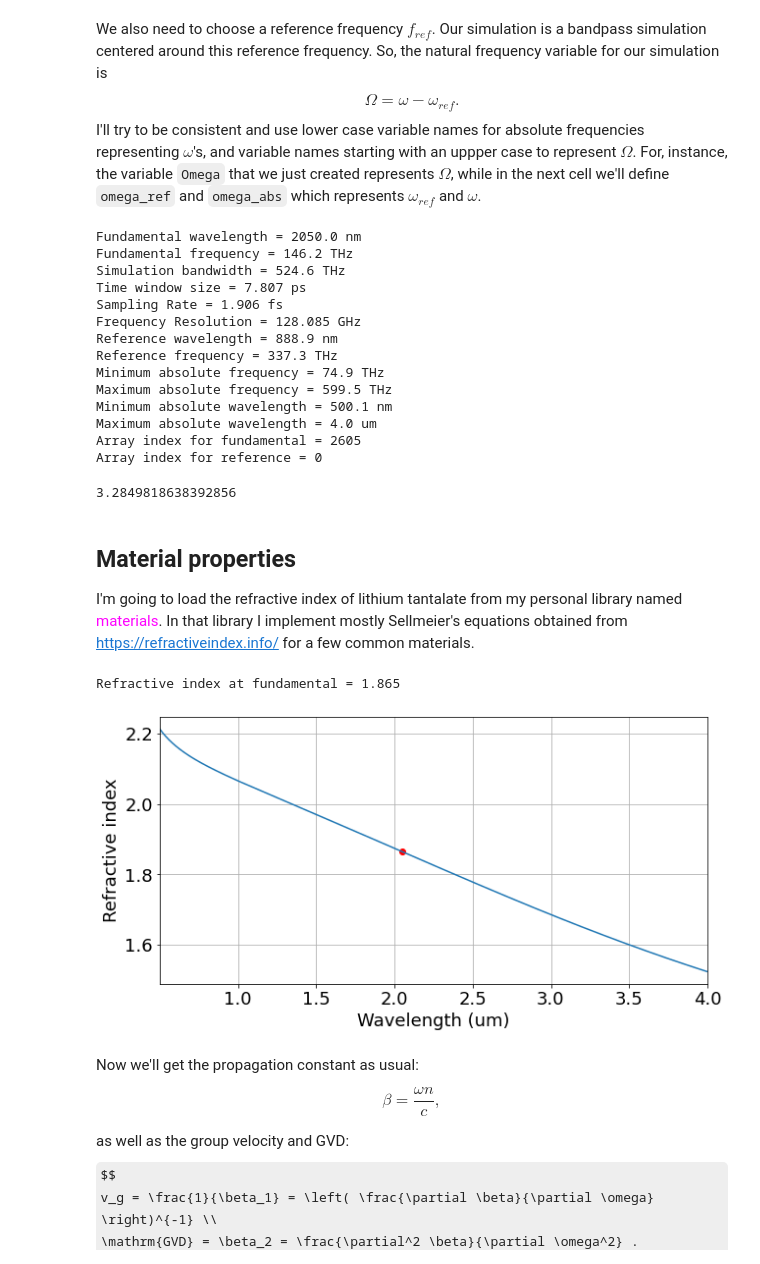
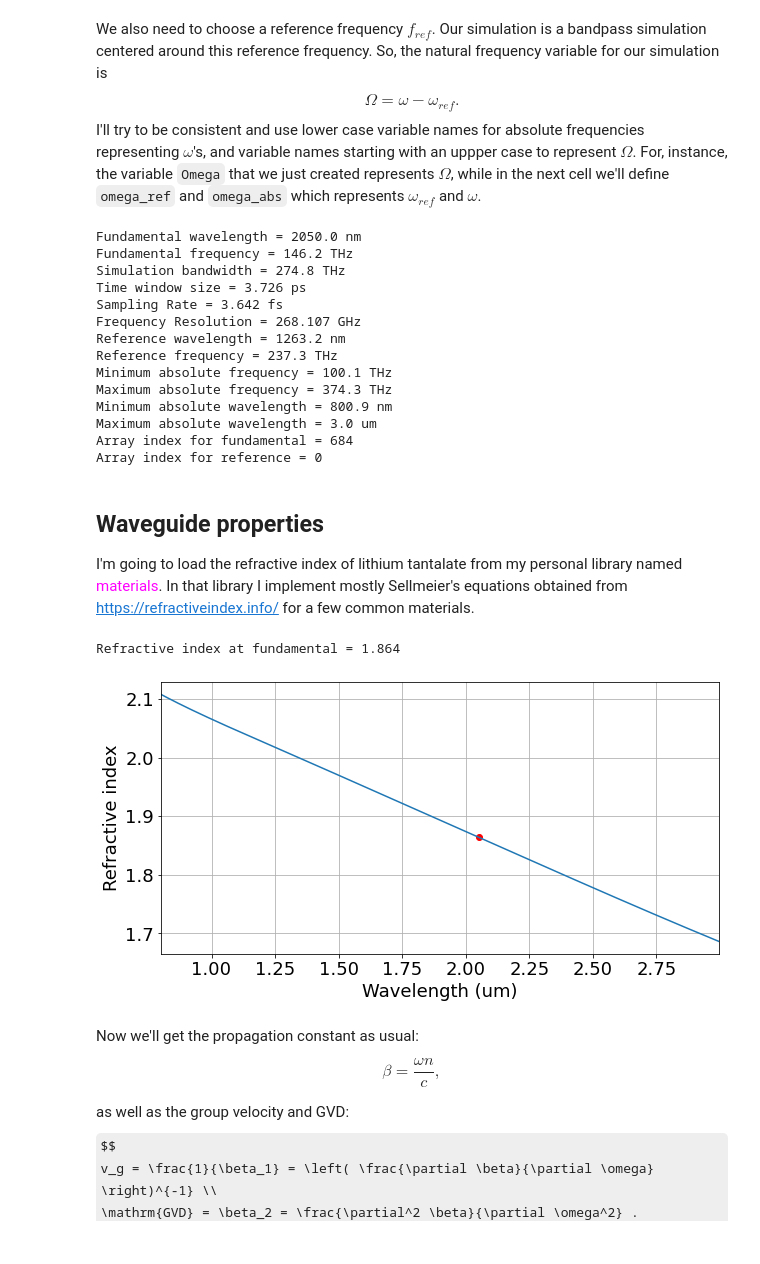
Before and after one commit to ledezmaluism/snow, a Jupyter notebook: Examples/Example_Waveguide_SHG.ipynb, the cells around one changed output. Saved outputs shown, nothing was run; the diff lists cells and outputs as text; code cells hidden in the pictures; some formulas as TeX source.

```diff
--- a/Examples/Example_Waveguide_SHG.ipynb
+++ b/Examples/Example_Waveguide_SHG.ipynb
@@ -49,18 +49,20 @@ T F_{\mathrm{BW}} = N.$$
 wl_ff = 2050*nm #Fundamental wavelength
 f0_ff = c/wl_ff
 
-#Let's set the bandwdith to LN transparency window or so
-f_max = c/(500*nm)
-f_min = c/(4*um)
+#Let's set the simulation bandwidth
+f_max = c/(800*nm)
+f_min = c/(3*um)
 BW = f_max - f_min
 
 #Now we can create the time and frequency arrays
-NFFT = 2**12
+NFFT = 2**10
 Tmax = NFFT/BW
-dt = 1/BW
-t_start = -2*ps
-t_stop = t_start + NFFT*dt
-t = np.arange(t_start, t_stop, step=dt)
+
+t_start = -Tmax/2
+t_stop = t_start + Tmax
+t = np.linspace(t_start, t_stop, NFFT)
+dt = t[1] - t[0]
+
 f = fftfreq(NFFT, dt)
 Omega = 2*pi*f
 df = f[1]-f[0]
@@ -103,24 +105,20 @@ print('Array index for reference = %i' %(f_ref_index))
 # %% [output]
 Fundamental wavelength = 2050.0 nm
 Fundamental frequency = 146.2 THz
-Simulation bandwidth = 524.6 THz
-Time window size = 7.807 ps
-Sampling Rate = 1.906 fs
-Frequency Resolution = 128.085 GHz
-Reference wavelength = 888.9 nm
-Reference frequency = 337.3 THz
-Minimum absolute frequency = 74.9 THz
-Maximum absolute frequency = 599.5 THz
-Minimum absolute wavelength = 500.1 nm
-Maximum absolute wavelength = 4.0 um
-Array index for fundamental = 2605
+Simulation bandwidth = 274.8 THz
+Time window size = 3.726 ps
+Sampling Rate = 3.642 fs
+Frequency Resolution = 268.107 GHz
+Reference wavelength = 1263.2 nm
+Reference frequency = 237.3 THz
+Minimum absolute frequency = 100.1 THz
+Maximum absolute frequency = 374.3 THz
+Minimum absolute wavelength = 800.9 nm
+Maximum absolute wavelength = 3.0 um
+Array index for fundamental = 684
 Array index for reference = 0
-# %%
-(3*f_max - f_min)/BW
-# %% [output]
-3.2849818638392856
 # %% [markdown]
-## Material properties
+## Waveguide properties
 
 I'm going to load the refractive index of lithium tantalate from my personal library named <font color=magenta> materials</font>. In that library I implement mostly Sellmeier's equations obtained from https://refractiveindex.info/ for a few common materials.
 # %%
@@ -128,32 +126,26 @@ width = 1.85*um
 hLN = 700*nm
 hetch = 340*nm
 wg = waveguides.waveguide(w_top=width, h_ridge=hLN, h_slab=hLN-hetch)
-
-neff = np.zeros(wl_abs.shape)
-for kw in range(wl_abs.size):
-    neff[kw] = wg.neff(wl_abs[kw])
-
-def n_func(wl):
-    return neff
+wg.add_narray(wl_abs) #This calculates neff at all wavelengths
 # %%
-n = n_func(wl_abs)
+n = wg.neff_array
 nw = n[f0_ff_index]
 
 plt.rcParams['figure.figsize'] = [10, 5]
 fig = plt.figure()
 ax1 = fig.add_subplot(111)
 
 ax1.plot(fftshift(wl_abs/um), fftshift(n))
 ax1.scatter(wl_abs[f0_ff_index]/um, nw, c='r')
 ax1.set_xlim([wl_min/um, wl_max/um])
 ax1.set_xlabel('Wavelength (um)')
 ax1.set_ylabel('Refractive index')
 ax1.grid(True)
 
 print('Refractive index at fundamental = %0.3f' %(nw))
 # %% [output]
-Refractive index at fundamental = 1.865
+Refractive index at fundamental = 1.864
-[figure, old version]
+[figure, new version]
 # %% [markdown]
 Now we'll get the propagation constant as usual:
 $$ \beta = \frac{\omega n}{c} ,$$
```
Also changed, not shown: parts of 29 cells of this notebook.
